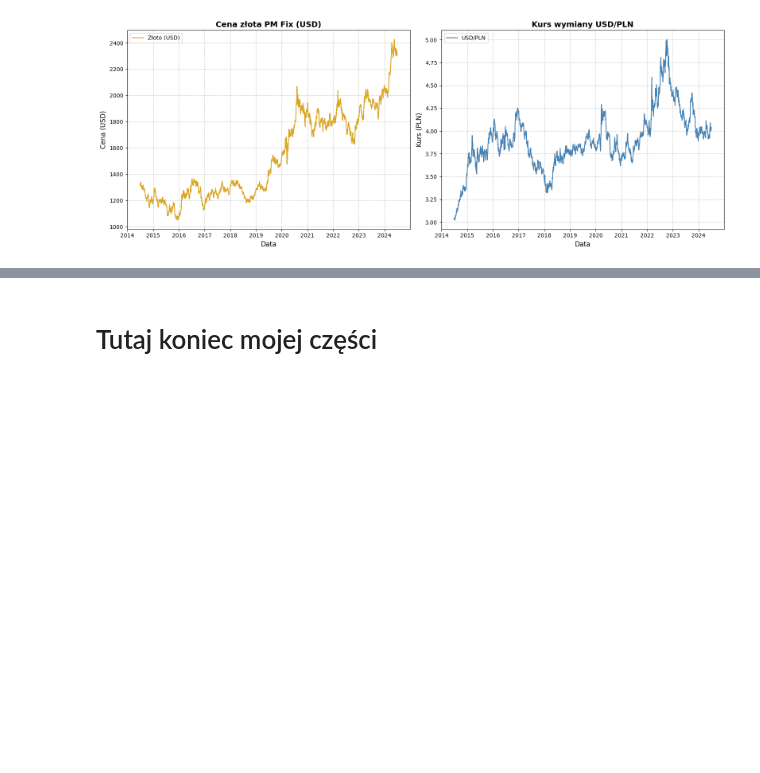
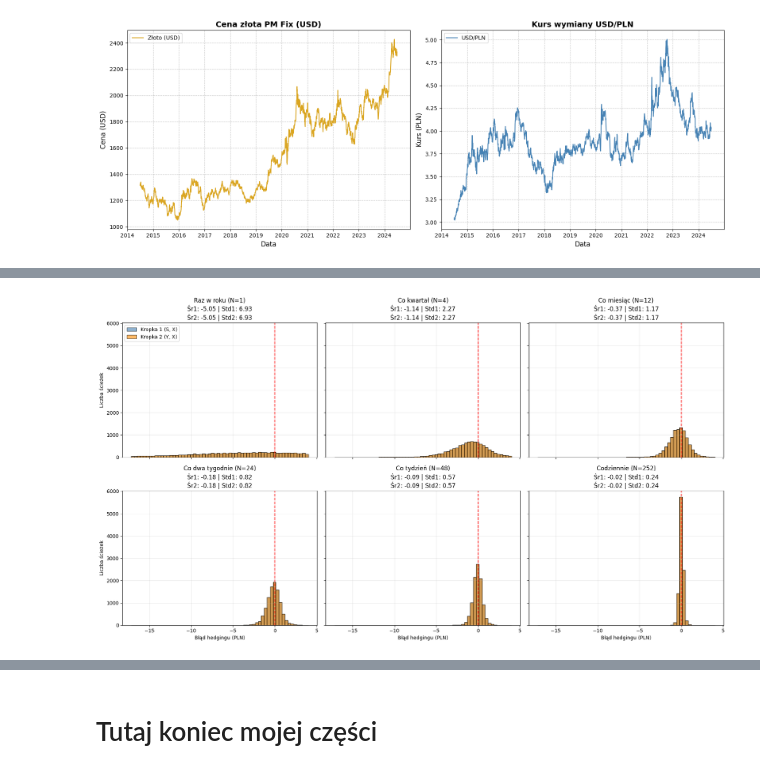
Before and after one commit to jakubzuk/financial-engineering-quanto-project, a Jupyter notebook: prezentacja.ipynb, the cells around one changed output, grey strips where cells are left out. Drawn from its saved outputs; the diff is of its cells as text; code cells hidden in the pictures; blank space fills up the shorter version.

```diff
--- a/prezentacja.ipynb
+++ b/prezentacja.ipynb
@@ -294,0 +406,92 @@ plt.show()
+# %%
+set_seed = 42
+T = 1.0
+n_paths = 10000
+K = 1.0
+
+S0_gold = df['Gold'].iloc[-1]
+S0_usdpln = df['USDPLN'].iloc[-1]
+# Y0 = S0_gold * S0_usdpln
+
+mu1 = drift['Gold']
+mu2 = drift['USDPLN']
+sigma1 = volatility['Gold']        #  sigma_S
+sigma2 = volatility['USDPLN']      #  sigma_X
+rho_SX = correlation.loc['Gold', 'USDPLN']
+
+r_pln = 0.05
+r_usd = 0.02
+
+# Parametry dla złota w PLN
+sigma_Y = volatility['Gold_PLN']
+rho_YX = correlation.loc['USDPLN', 'Gold_PLN']
+
+N_list = [1, 4, 12, 24, 48, 252]
+nazwy = ['Raz w roku', 'Co kwartał', 'Co miesiąc', 'Co dwa tygodnie', 'Co tydzień', 'Codziennie']
+
+wszystkie_bledy_1 = []
+wszystkie_bledy_2 = []
+
+np.random.seed(set_seed)
+
+for N in N_list:
+    dt = T / N
+
+    time_grid, paths_S, paths_X = simulate_correlated_paths(
+        S0_gold, S0_usdpln, mu1, mu2, sigma1, sigma2, rho_SX, dt, T, n_paths
+    )
+
+    paths_Y = paths_S * paths_X
+
+# Kropka 1
+    _, _, _, _, _, err_1, delta_S, delta_X1, cash_1 = simulate_delta_hedging(
+        time_grid, paths_S, paths_X, S0_gold, K, T, r_pln, r_usd, rho_SX, sigma1, sigma2, dt
+    )
+    wszystkie_bledy_1.append(np.asarray(err_1).flatten())
+
+# Kropka 2
+    _, _, _, _, _, err_2, delta_Y, delta_X2, cash_2 = simulate_delta_hedging_2(
+        time_grid, paths_Y, paths_X, S0_gold, K, T, r_pln, r_usd, rho_YX, sigma_Y, sigma2, dt
+    )
+    wszystkie_bledy_2.append(np.asarray(err_2).flatten())
+
+
+all_errors = np.concatenate(wszystkie_bledy_1 + wszystkie_bledy_2)
+xmin = np.percentile(all_errors, 1)
+xmax = np.percentile(all_errors, 99)
+
+fig, axes = plt.subplots(2, 3, figsize=(18, 10), sharex=True, sharey=True)
+axes = axes.flatten()
+
+for i in range(6):
+    bledy_1 = wszystkie_bledy_1[i]
+    bledy_2 = wszystkie_bledy_2[i]
+
+    axes[i].hist(bledy_1, bins=60, range=(xmin, xmax),
+                 color='steelblue', edgecolor='black', alpha=0.6, label='Kropka 1 (S, X)')
+
+    axes[i].hist(bledy_2, bins=60, range=(xmin, xmax),
+                 color='darkorange', edgecolor='black', alpha=0.6, label='Kropka 2 (Y, X)')
+
+    axes[i].axvline(0, color='red', linestyle='--', linewidth=1.5)
+
+    axes[i].set_title(
+        f'{nazwy[i]} (N={N_list[i]})\n'
+        f'Śr1: {np.mean(bledy_1):.2f} | Std1: {np.std(bledy_1):.2f}\n'
+        f'Śr2: {np.mean(bledy_2):.2f} | Std2: {np.std(bledy_2):.2f}'
+    )
+
+    axes[i].grid(True, alpha=0.3)
+    if i == 0:
+        axes[i].legend()
+
+axes[0].set_ylabel('Liczba ścieżek')
+axes[3].set_ylabel('Liczba ścieżek')
+
+for ax in axes[3:]:
+    ax.set_xlabel('Błąd hedgingu (PLN)')
+
+plt.tight_layout()
+plt.show()
+# %% [output]
+[figure, added]
```
Also changed, not shown: parts of 16 cells of this notebook.
